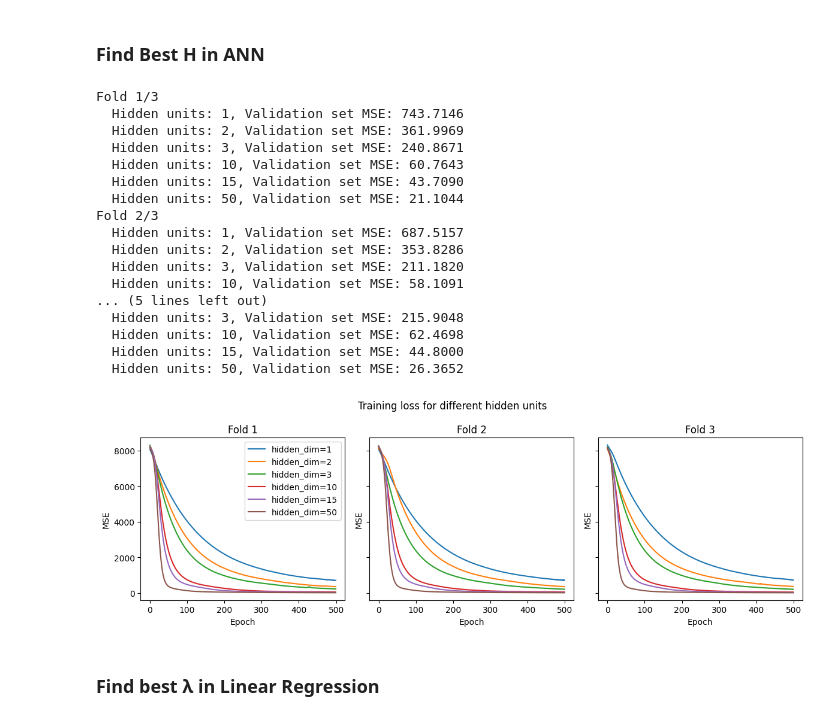
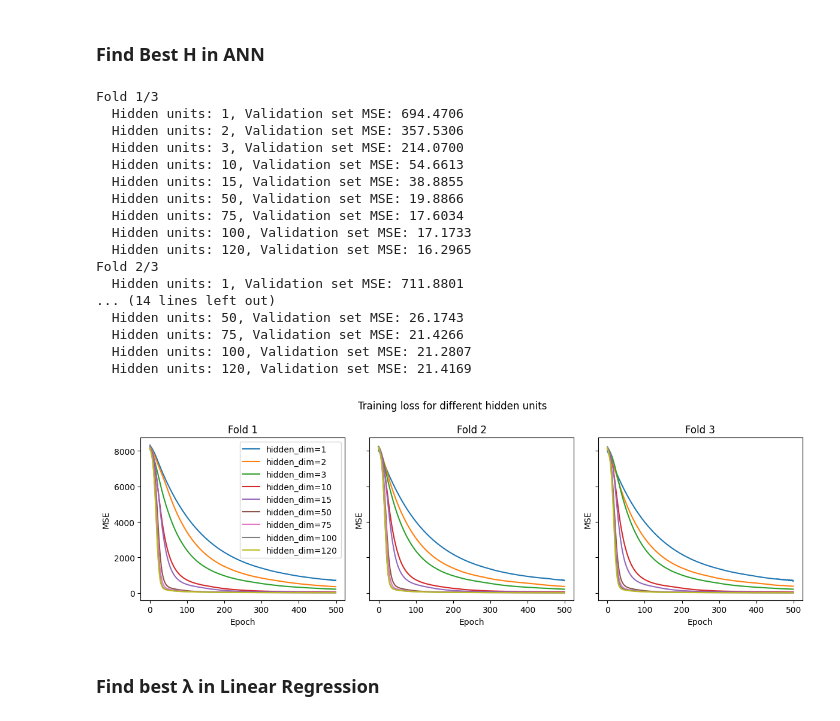
Before and after one commit to martasmadeira/project1-ml, a Jupyter notebook: notebooks/neural_networks.ipynb, the cells around one changed output. Cells and saved outputs as stored; diff of their text form; code cells hidden in the pictures.

```diff
--- a/notebooks/neural_networks.ipynb
+++ b/notebooks/neural_networks.ipynb
@@ -26,17 +26,15 @@ X = pd.read_csv("C:\\Users\\carlo\\OneDrive - Danmarks Tekniske Universitet\\1st
 # %% [markdown]
 ### Clean Dataset
 # %%
-def dataset_setup(df, all_attributes=False):
-    if(all_attributes):
-        X = df.drop(columns="Weight")
+# considering all features - simple one hot encoding for all
+X, y = dataset_setup(X, all_attributes=False)
+categorical_attributes = X.drop(columns=["Age", "Height"]).columns
+X = pd.get_dummies(X, columns=categorical_attributes, drop_first=True, dtype=int)
+X.Age = np.log(X.Age) # because age is right skewed
 
-    else:
-        #attributes_used = ["Age", "Gender", "Height", "family_history_with_overweight", "CAEC"]
-        attributes_used = df.drop(columns=["Weight", "CALC", "MTRANS", "SMOKE", "SCC", "CH2O", "CAEC"]).columns
-        X = df[attributes_used]
+# Get number of samples and features
+N, M = X.shape
+print(f"Number of samples: {N}, number of features: {M}")
 
-    return X, df["Weight"]
-
-X, y = dataset_setup(df, all_attributes=True)
 X.head()
 # %% [output]
@@ -90,7 +88,7 @@ n_epochs = 500
 seed = 0
 
 # Hyperparameter tuning loop with K-fold crossvalidation
-hyperparameters_to_tune = [1, 2, 3, 10, 15, 50]
+hyperparameters_to_tune = [1, 2, 3, 10, 15, 50, 75, 100, 120]
 
 results = {}
 for k, (train_index, val_index) in enumerate(CV.split(X, y)):
@@ -159,49 +157,49 @@ for k, (train_index, val_index) in enumerate(CV.split(X, y)):
             val_outputs = model(X_val_tensor)
             val_loss = criterion(val_outputs, y_val_tensor)
             results_inner[hidden_dim]['val'].append(val_loss.item())
             print(f'  Hidden units: {hidden_dim}, Validation set MSE: {val_loss.item():.4f}')
 
     # Store the results for this fold
     results[k] = results_inner
 
 
 # Plot the loss curves for each fold and hyperparameter setting
 fig, axs = plt.subplots(1, K, figsize=(12, 4), sharey=True, sharex=True)
 # Plot the training loss for each fold and hyperparameter setting
 for fold in range(K):
     for hidden_dim in hyperparameters_to_tune:
         # Plot the training loss for this hyperparameter setting
         axs[fold].plot(results[fold][hidden_dim]['train'], label=f'hidden_dim={hidden_dim}')
 
     # Set the title and labels for each subplot
     axs[fold].set_title('Fold {}'.format(fold+1))
     axs[fold].set_xlabel('Epoch')
     axs[fold].set_ylabel('MSE')
 
 # Set the overall title and show the legend
 plt.suptitle('Training loss for different hidden units')
 plt.tight_layout()
 axs[0].legend()
 plt.show()
 # %% [output]
 Fold 1/3
-  Hidden units: 1, Validation set MSE: 743.7146
-  Hidden units: 2, Validation set MSE: 361.9969
-  Hidden units: 3, Validation set MSE: 240.8671
-  Hidden units: 10, Validation set MSE: 60.7643
-  Hidden units: 15, Validation set MSE: 43.7090
-  Hidden units: 50, Validation set MSE: 21.1044
+  Hidden units: 1, Validation set MSE: 694.4706
+  Hidden units: 2, Validation set MSE: 357.5306
+  Hidden units: 3, Validation set MSE: 214.0700
+  Hidden units: 10, Validation set MSE: 54.6613
+  Hidden units: 15, Validation set MSE: 38.8855
+  Hidden units: 50, Validation set MSE: 19.8866
+  Hidden units: 75, Validation set MSE: 17.6034
+  Hidden units: 100, Validation set MSE: 17.1733
+  Hidden units: 120, Validation set MSE: 16.2965
 Fold 2/3
-  Hidden units: 1, Validation set MSE: 687.5157
-  Hidden units: 2, Validation set MSE: 353.8286
-  Hidden units: 3, Validation set MSE: 211.1820
-  Hidden units: 10, Validation set MSE: 58.1091
-... (5 lines left out)
-  Hidden units: 3, Validation set MSE: 215.9048
-  Hidden units: 10, Validation set MSE: 62.4698
-  Hidden units: 15, Validation set MSE: 44.8000
-  Hidden units: 50, Validation set MSE: 26.3652
+  Hidden units: 1, Validation set MSE: 711.8801
+... (14 lines left out)
+  Hidden units: 50, Validation set MSE: 26.1743
+  Hidden units: 75, Validation set MSE: 21.4266
+  Hidden units: 100, Validation set MSE: 21.2807
+  Hidden units: 120, Validation set MSE: 21.4169
-[figure, old version]
+[figure, new version]
 # %% [markdown]
 ### Find best λ in Linear Regression
 # %%
```
Also changed, not shown: parts of 6 cells of this notebook.
